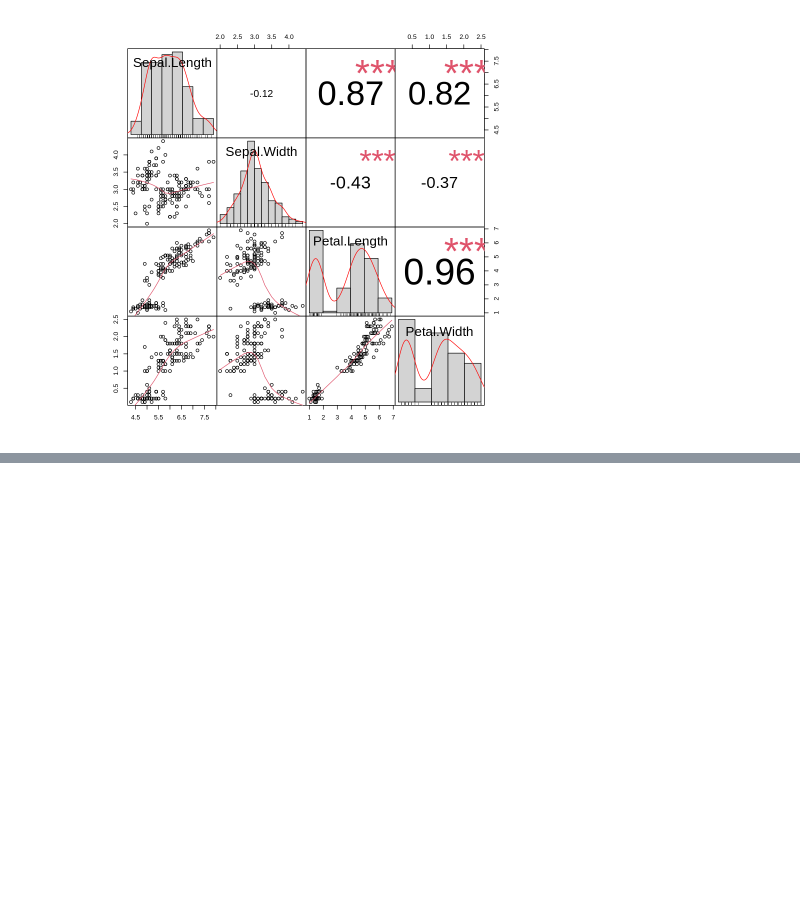
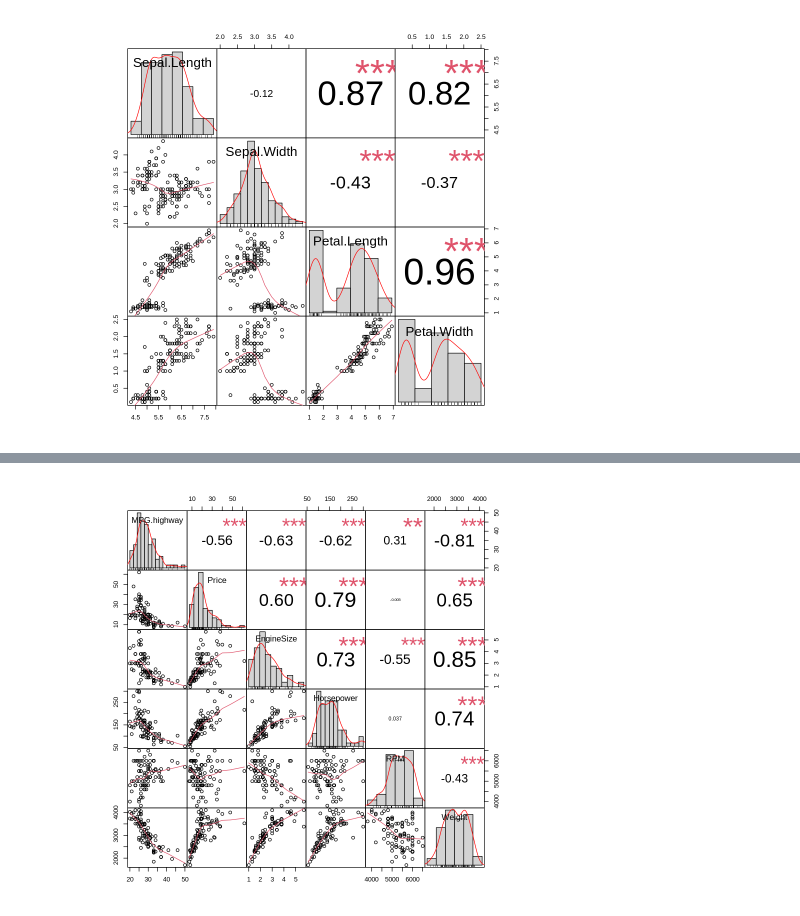
Before and after one commit to gyujin0450/Rstudy, a Jupyter notebook: R14_002.ipynb, the cells around one changed output, grey strips where cells are left out. Saved outputs shown, nothing was run; the diff lists cells and outputs as text; code cells hidden in the pictures; blank space fills up the shorter version.

```diff
--- a/R14_002.ipynb
+++ b/R14_002.ipynb
@@ -269,0 +337,3 @@ chart.Correlation(iris[,1:4], histogram = T, pch = 9)
+# %%
+data2 <- Cars93[,c('MPG.highway','Price','EngineSize','Horsepower','RPM','Weight')]
+head(data2)
@@ -269,0 +354,4 @@ chart.Correlation(iris[,1:4], histogram = T, pch = 9)
+# %%
+chart.Correlation(data2, histogram = T, pch = 9)
+# %% [output]
+[figure, added]
```
Also changed, not shown: parts of 21 cells of this notebook.
